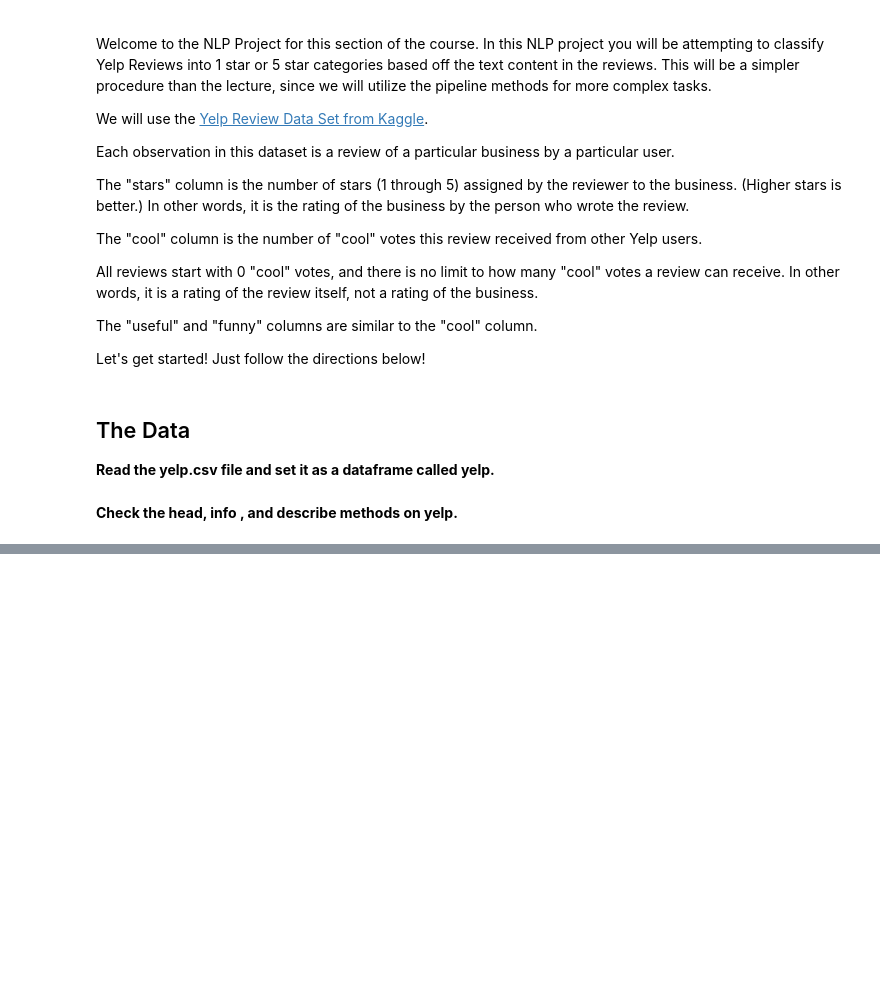
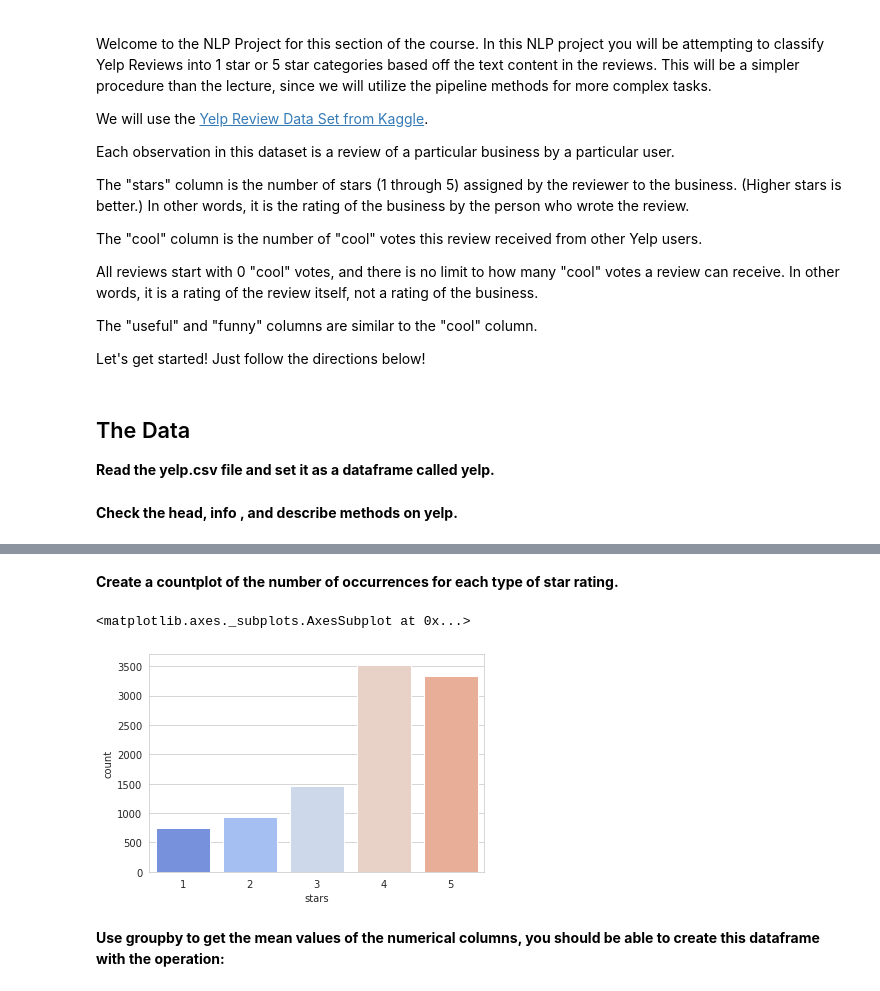
Before and after one commit to GkouskosV/Python-for-Data-Science-and-Machine-Learning-Bootcamp, a Jupyter notebook: Machine_Learning_Sections/NLP_Natural_Language_Processing/NLP Project.ipynb, the cells around one changed output, grey strips where cells are left out. Drawn from its saved outputs; the diff is of its cells as text; code cells hidden in the pictures; blank space fills up the shorter version.

```diff
--- a/Machine_Learning_Sections/NLP_Natural_Language_Processing/NLP Project.ipynb
+++ b/Machine_Learning_Sections/NLP_Natural_Language_Processing/NLP Project.ipynb
@@ -35,0 +100,9 @@ yel
+# %% [markdown]
+**Create a countplot of the number of occurrences for each type of star rating.**
+# %%
+sns.countplot(x='stars', data=yelp)
+# %% [output]
+<matplotlib.axes._subplots.AxesSubplot at 0x...>
+[figure, added]
+# %% [markdown]
+**Use groupby to get the mean values of the numerical columns, you should be able to create this dataframe with the operation:**
```
Also changed, not shown: parts of 19 cells of this notebook.
